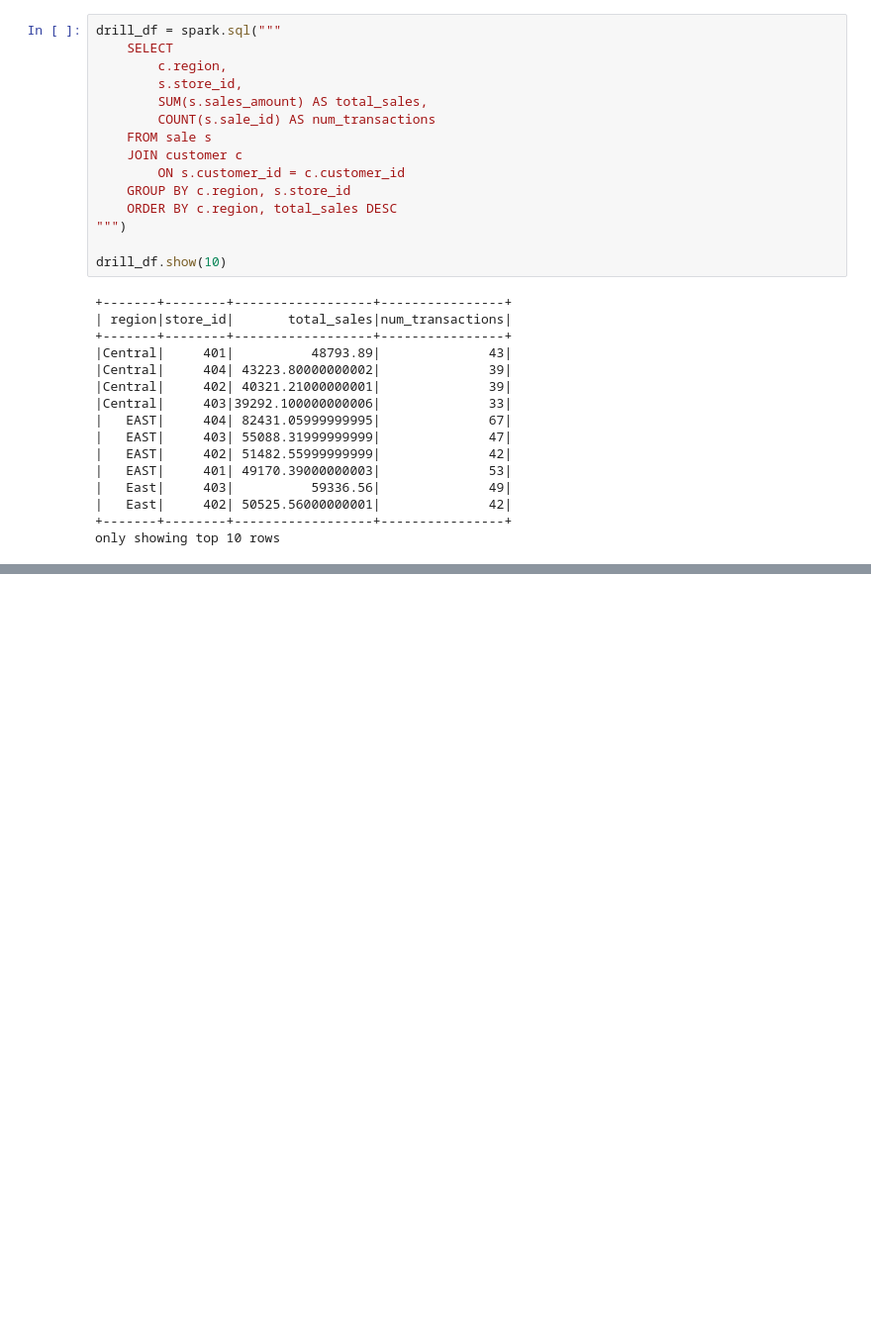
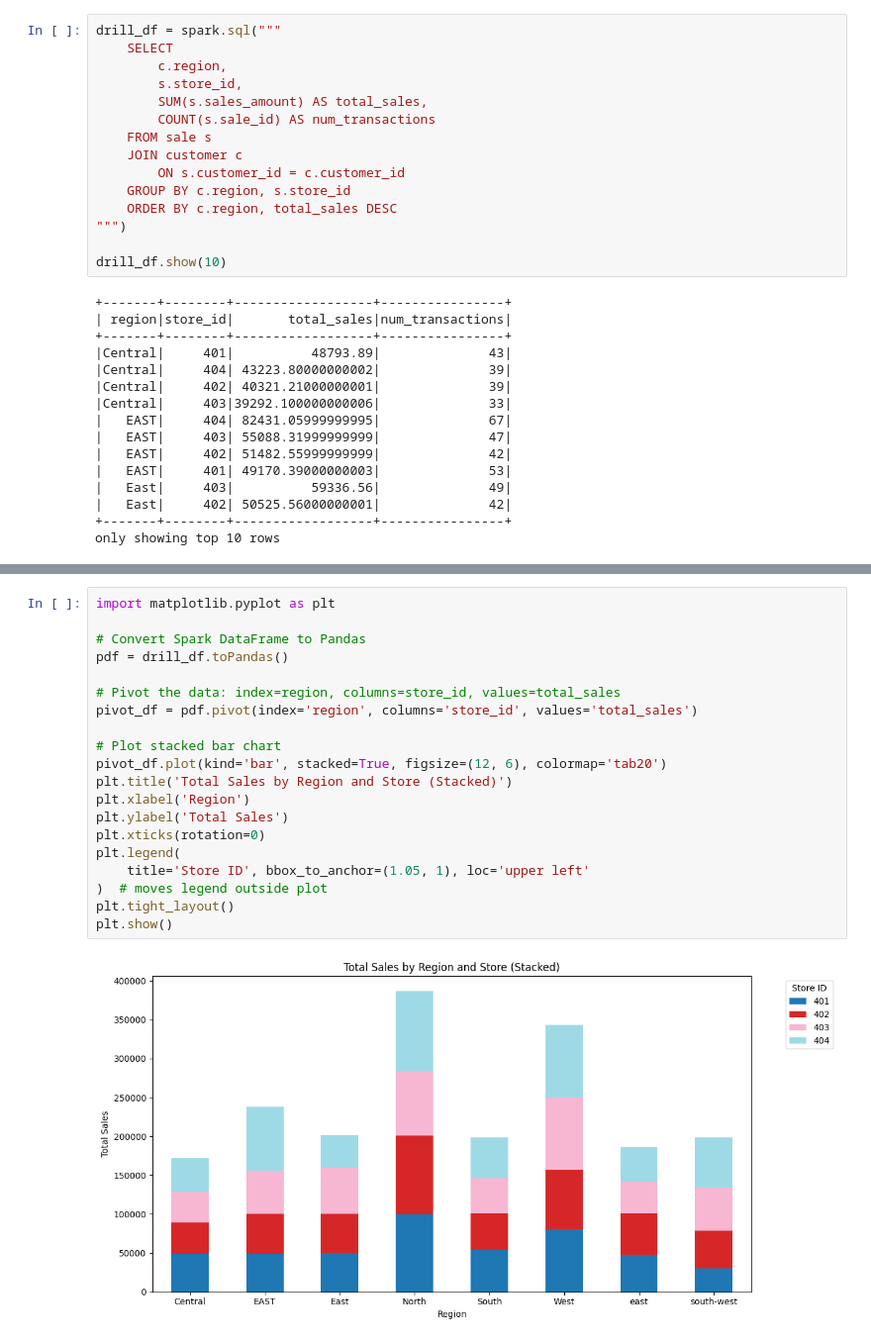
Before and after one commit to sydsailors/smart-store-sydney, a Jupyter notebook: notebooks/Project_5.ipynb, the cells around one changed output, grey strips where cells are left out. Shown: that part at 99% size. Cells and saved outputs as stored; diff of their text form; blank space fills up the shorter version.

```diff
--- a/notebooks/Project_5.ipynb
+++ b/notebooks/Project_5.ipynb
@@ -167,0 +208,22 @@ only showing top 10 rows
+# %%
+import matplotlib.pyplot as plt
+
+# Convert Spark DataFrame to Pandas
+pdf = drill_df.toPandas()
+
+# Pivot the data: index=region, columns=store_id, values=total_sales
+pivot_df = pdf.pivot(index='region', columns='store_id', values='total_sales')
+
+# Plot stacked bar chart
+pivot_df.plot(kind='bar', stacked=True, figsize=(12, 6), colormap='tab20')
+plt.title('Total Sales by Region and Store (Stacked)')
+plt.xlabel('Region')
+plt.ylabel('Total Sales')
+plt.xticks(rotation=0)
+plt.legend(
+    title='Store ID', bbox_to_anchor=(1.05, 1), loc='upper left'
+)  # moves legend outside plot
+plt.tight_layout()
+plt.show()
+# %% [output]
+[figure, added]
```
Also changed, not shown: parts of 4 cells of this notebook, 2 other files.
